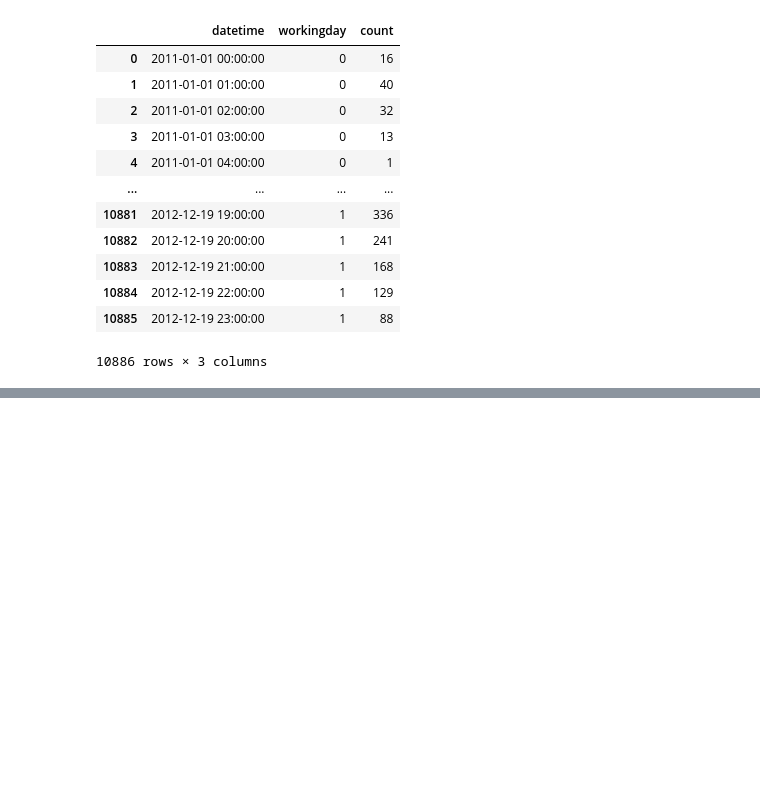
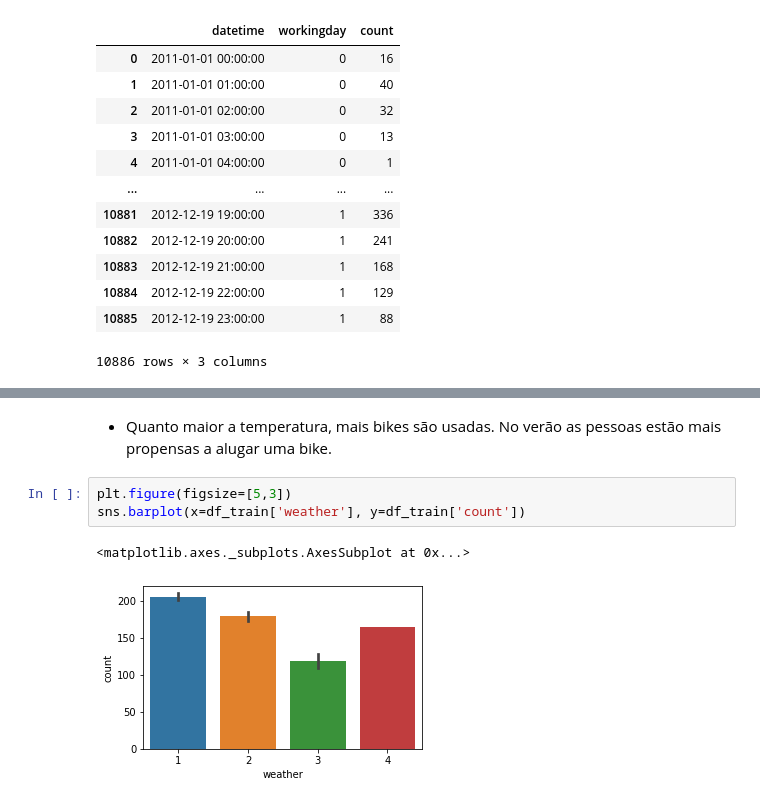
Before and after one commit to Ewertonv90/Demanda-de-bikes-compartilhadas, a Jupyter notebook: src/bike_demand.ipynb, the cells around one changed output, grey strips where cells are left out. Drawn from its saved outputs; the diff is of its cells as text; blank space fills up the shorter version.

```diff
--- a/src/bike_demand.ipynb
+++ b/src/bike_demand.ipynb
@@ -176,0 +208,8 @@ mean_datetime
+# %% [markdown]
+- Quanto maior a temperatura, mais bikes são usadas. No verão as pessoas estão mais propensas a alugar uma bike.
+# %%
+plt.figure(figsize=[5,3])
+sns.barplot(x=df_train['weather'], y=df_train['count'])
+# %% [output]
+<matplotlib.axes._subplots.AxesSubplot at 0x...>
+[figure, added]
```
Also changed, not shown: parts of 16 cells of this notebook.
